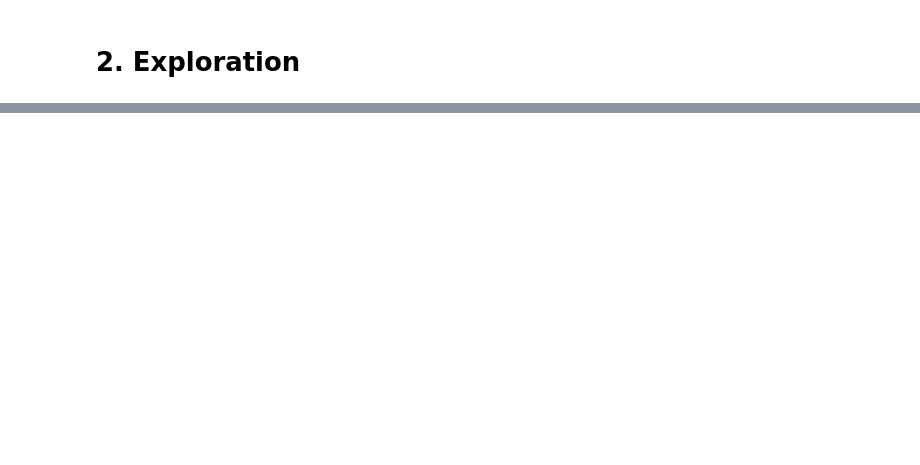
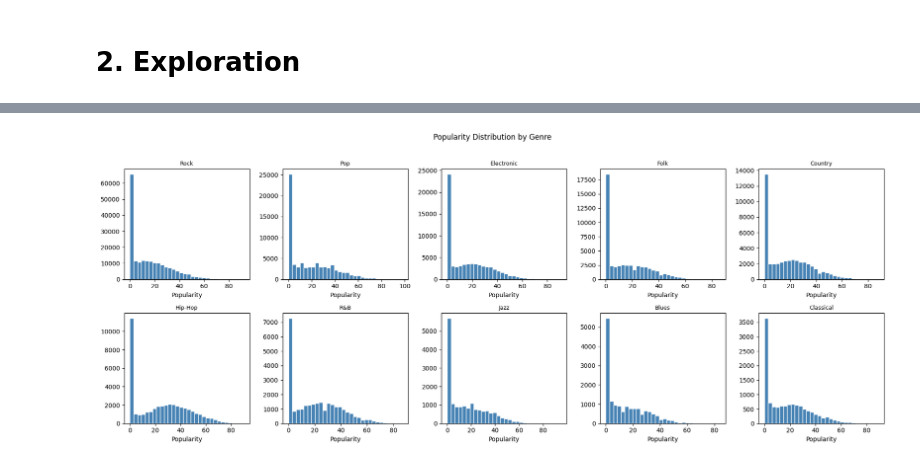
Before and after one commit to pqtch/spotifyDM, a Jupyter notebook: patch_spotify_analysis.ipynb, the cells around one changed output, grey strips where cells are left out. Cells and saved outputs as stored; diff of their text form; code cells hidden in the pictures; blank space fills up the shorter version.

Commit message:
- Finished data exploration - Chose sample - Finished preprocessing - KNN, Decision Tree, and Naive Bayes evaluated

```diff
--- a/patch_spotify_analysis.ipynb
+++ b/patch_spotify_analysis.ipynb
@@ -33,6 +37,11 @@ np.random.seed(SEED)
 # %% [markdown]
 # 1. Load Data
 # %%
-df = pd.read_csv('data/songs.csv')
-print(f'Loaded {len(df):,}songs | {df.shape[1]} columns')
+import os
+import kagglehub as kh
+
+path = kh.dataset_download("serkantysz/550k-spotify-songs-audio-lyrics-and-genres")
+print("Dataset path:",path)
+df = pd.read_csv(os.path.join(path, 'songs.csv'))
+print(f'Loaded {len(df):,} songs | {df.shape[1]} columns')
 df.head()
@@ -83,16 +165,18 @@ if 'genre' in df.columns:
 # %%
 # -- 2.5 Popularity within Top Genres --
 # Question: does popularity distribution vary by genre?
 if 'genre' in df.columns:
     top_10_genres = df['genre'].value_counts().head(10).index
-    fig, axes = plt.subplot(2,5,figsize=(18,7),sharey=False)
+    fig, axes = plt.subplots(2, 5, figsize=(18,7), sharey=False)
 
     for ax, genre in zip(axes.flatten(), top_10_genres):
         subset = df[df['genre'] == genre]['popularity']
         ax.hist(subset,bins=30,color='steelblue',edgecolor='white')
         ax.set_title(genre[:20],fontsize=9)
         ax.set_xlabel('Popularity')
 
     plt.suptitle('Popularity Distribution by Genre',y=1.02)
     plt.tight_layout()
     plt.show()
+# %% [output]
+[figure, added]
```
Also changed, not shown: parts of 30 cells of this notebook.
